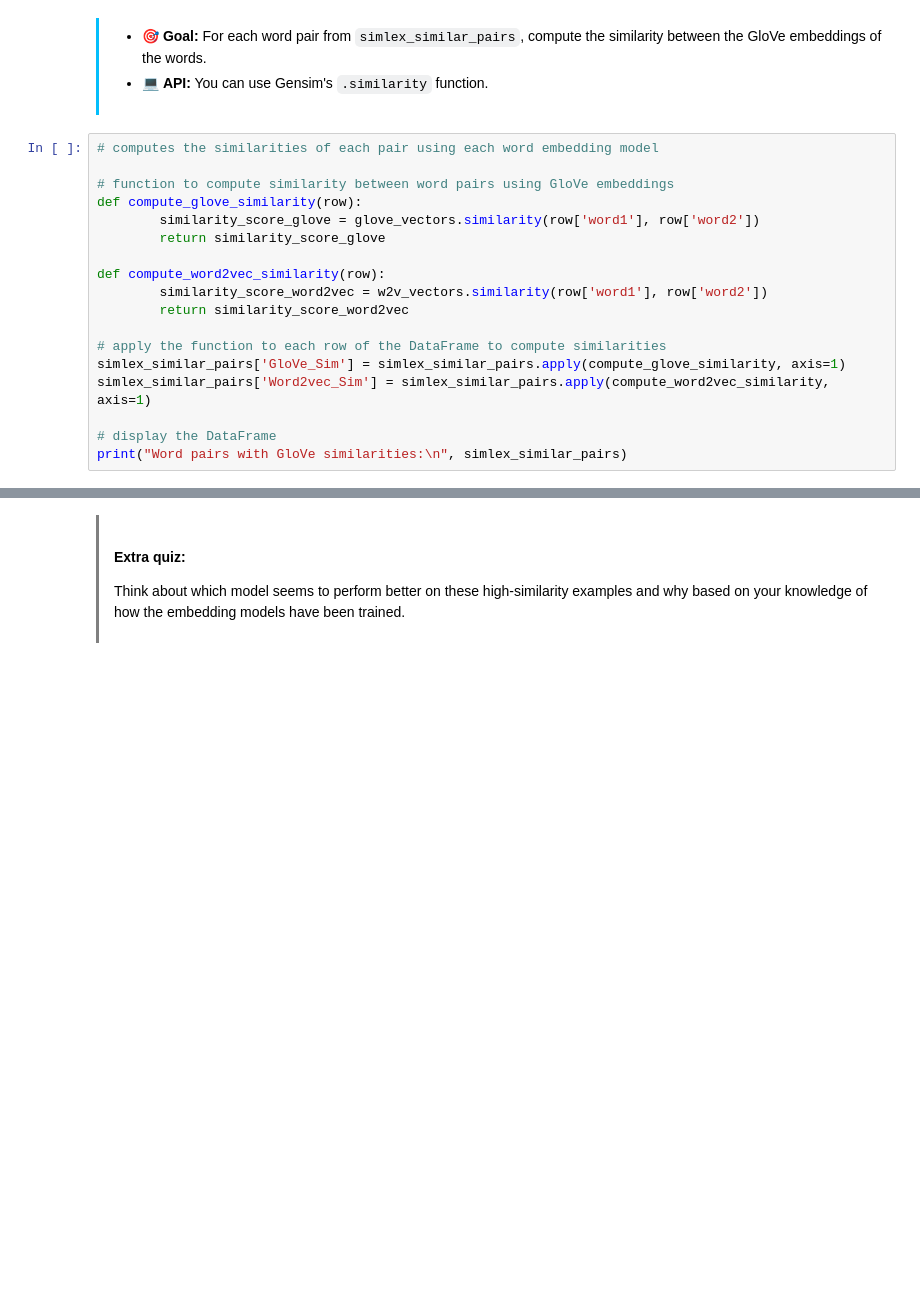
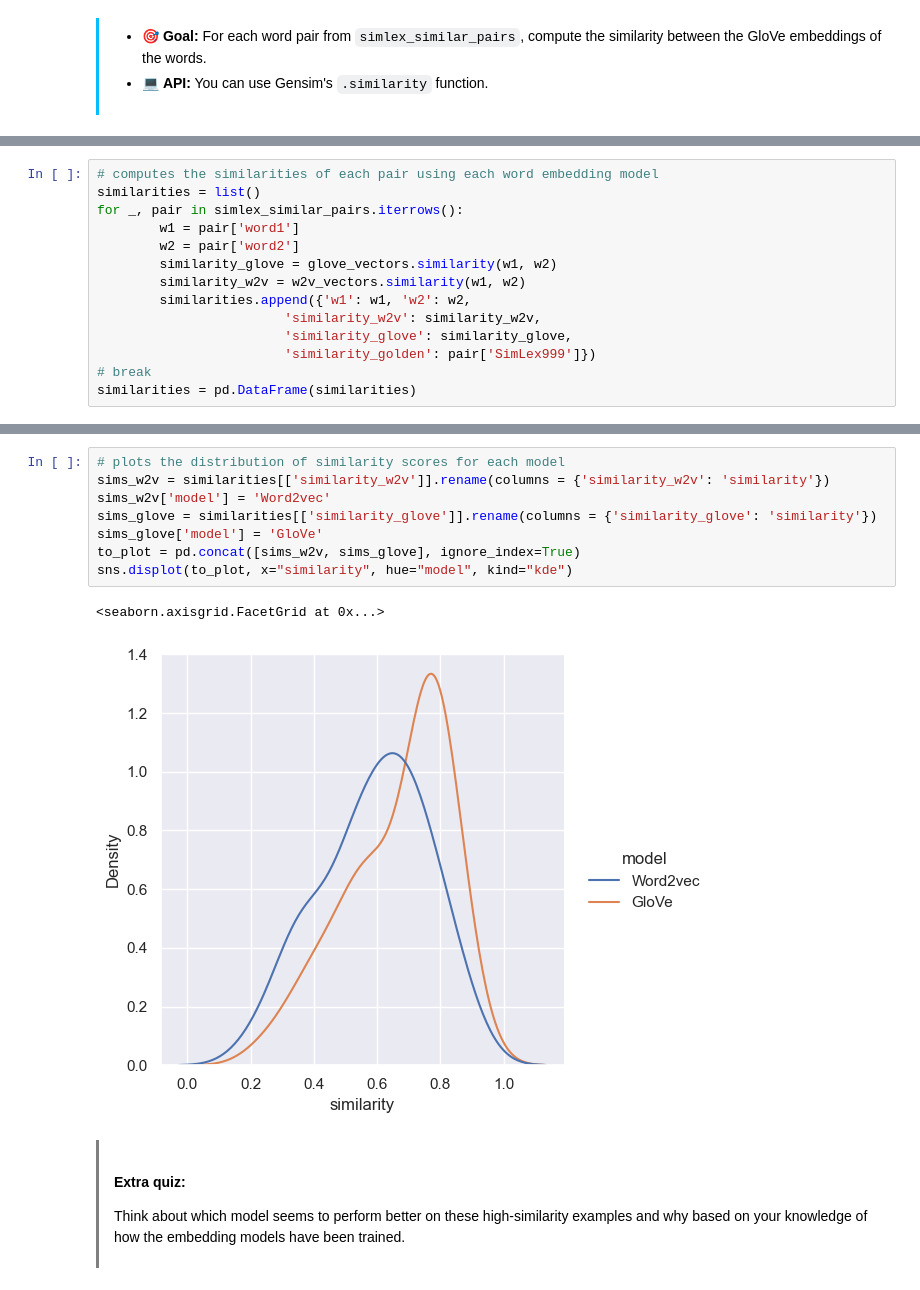
Before and after one commit to alessiodesogus/CS-552_Modern_NLP, a Jupyter notebook: Exercises/Week 1 - Word Embeddings/Week-1.ipynb, the cells around one changed output, grey strips where cells are left out. Cells and saved outputs as stored; diff of their text form; blank space fills up the shorter version.

```diff
--- a/Exercises/Week 1 - Word Embeddings/Week-1.ipynb
+++ b/Exercises/Week 1 - Word Embeddings/Week-1.ipynb
@@ -392,21 +444,3 @@ Subset of word pairs with the highest similarity scores:
 - 💻 **API:** You can use Gensim's `.similarity` function.
 
 </div>
-# %%
-# computes the similarities of each pair using each word embedding model
-
-# function to compute similarity between word pairs using GloVe embeddings
-def compute_glove_similarity(row):
-        similarity_score_glove = glove_vectors.similarity(row['word1'], row['word2'])
-        return similarity_score_glove
-
-def compute_word2vec_similarity(row):
-        similarity_score_word2vec = w2v_vectors.similarity(row['word1'], row['word2'])
-        return similarity_score_word2vec
-
-# apply the function to each row of the DataFrame to compute similarities
-simlex_similar_pairs['GloVe_Sim'] = simlex_similar_pairs.apply(compute_glove_similarity, axis=1)
-simlex_similar_pairs['Word2vec_Sim'] = simlex_similar_pairs.apply(compute_word2vec_similarity, axis=1)
-
-# display the DataFrame
-print("Word pairs with GloVe similarities:\n", simlex_similar_pairs)
@@ -468,0 +447,14 @@ plt.show()
+# %%
+# computes the similarities of each pair using each word embedding model
+similarities = list()
+for _, pair in simlex_similar_pairs.iterrows():
+        w1 = pair['word1']
+        w2 = pair['word2']
+        similarity_glove = glove_vectors.similarity(w1, w2)
+        similarity_w2v = w2v_vectors.similarity(w1, w2)
+        similarities.append({'w1': w1, 'w2': w2,
+                        'similarity_w2v': similarity_w2v,
+                        'similarity_glove': similarity_glove,
+                        'similarity_golden': pair['SimLex999']})
+# break
+similarities = pd.DataFrame(similarities)
@@ -469,3 +470,14 @@ plt.show()
+# %%
+# plots the distribution of similarity scores for each model
+sims_w2v = similarities[['similarity_w2v']].rename(columns = {'similarity_w2v': 'similarity'})
+sims_w2v['model'] = 'Word2vec'
+sims_glove = similarities[['similarity_glove']].rename(columns = {'similarity_glove': 'similarity'})
+sims_glove['model'] = 'GloVe'
+to_plot = pd.concat([sims_w2v, sims_glove], ignore_index=True)
+sns.displot(to_plot, x="similarity", hue="model", kind="kde")
+# %% [output]
+<seaborn.axisgrid.FacetGrid at 0x...>
+[figure, added]
 # %% [markdown]
 <div style="padding:8px 0 8px 15px;border-left:3px solid gray;">
 
```
Also changed, not shown: parts of 35 cells of this notebook.
